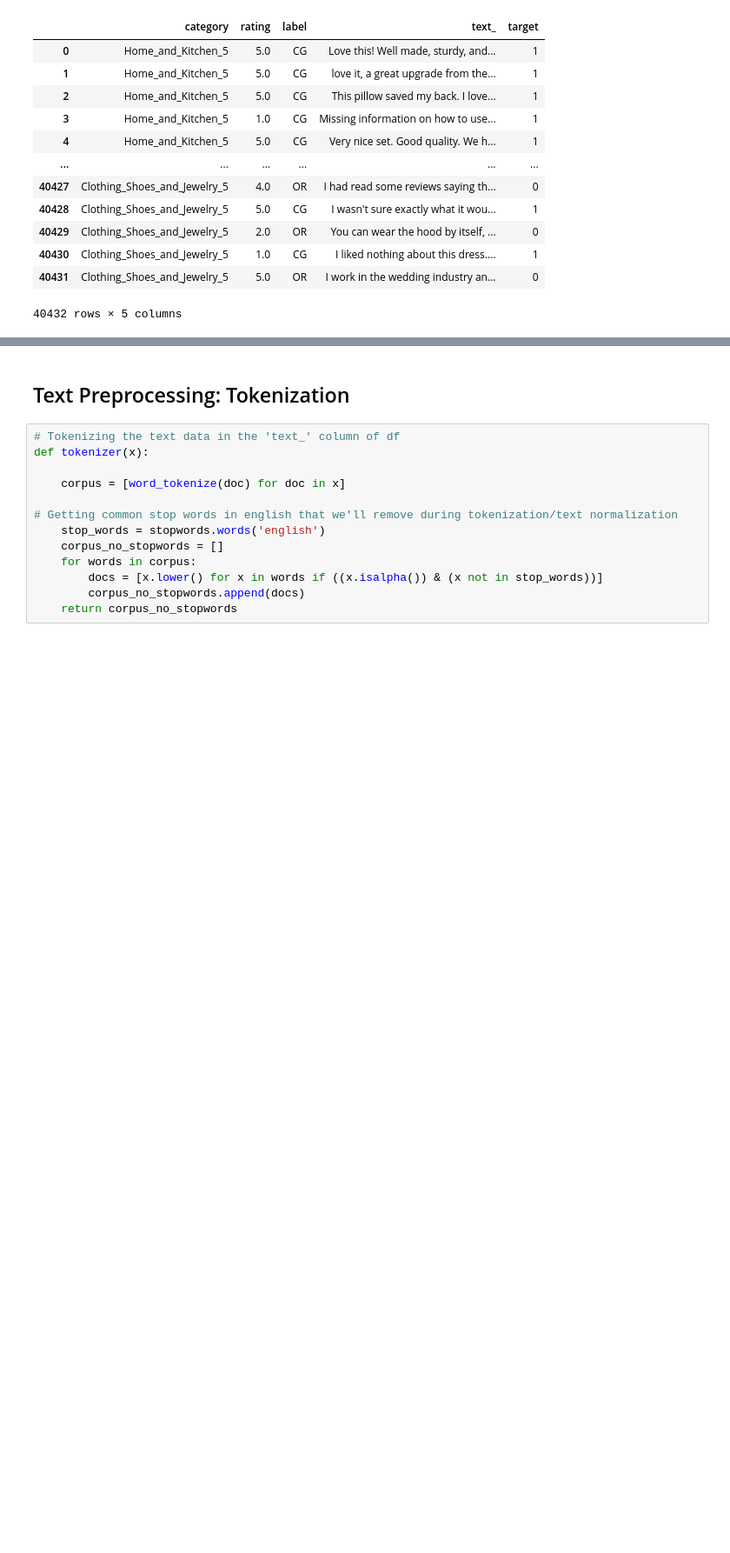
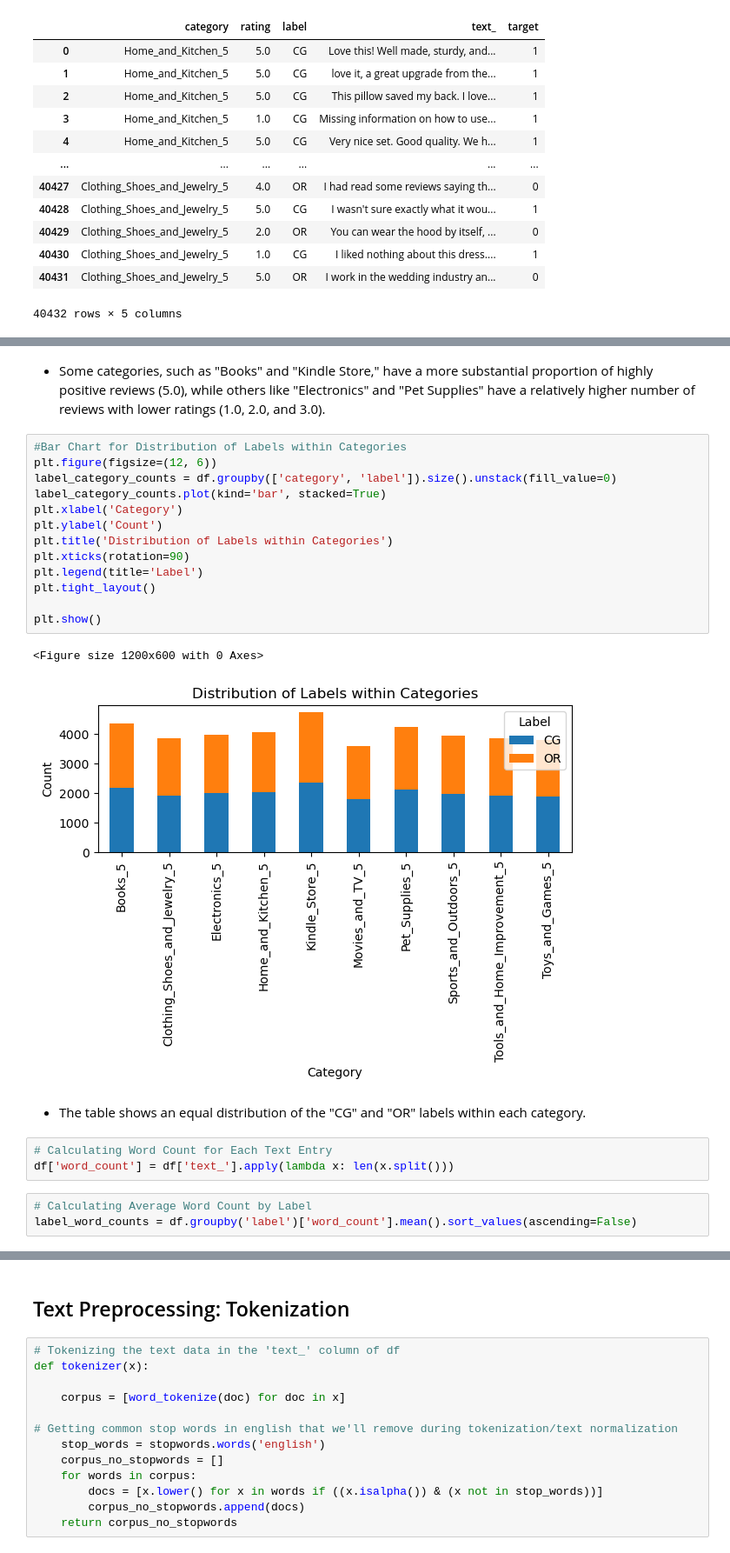
Before and after one commit to serbinaekaterinai/NLP-Review-Detector, a Jupyter notebook: Ekaterina/Copy1.ipynb, the cells around one changed output, grey strips where cells are left out. Shown at 87% size. Drawn from its saved outputs; the diff is of its cells as text; blank space fills up the shorter version.

```diff
--- a/Ekaterina/Copy1.ipynb
+++ b/Ekaterina/Copy1.ipynb
@@ -88,0 +121,26 @@ df
+# %% [markdown]
+- Some categories, such as "Books" and "Kindle Store," have a more substantial proportion of highly positive reviews (5.0), while others like "Electronics" and "Pet Supplies" have a relatively higher number of reviews with lower ratings (1.0, 2.0, and 3.0).
+# %%
+#Bar Chart for Distribution of Labels within Categories
+plt.figure(figsize=(12, 6))
+label_category_counts = df.groupby(['category', 'label']).size().unstack(fill_value=0)
+label_category_counts.plot(kind='bar', stacked=True)
+plt.xlabel('Category')
+plt.ylabel('Count')
+plt.title('Distribution of Labels within Categories')
+plt.xticks(rotation=90)
+plt.legend(title='Label')
+plt.tight_layout()
+
+plt.show()
+# %% [output]
+<Figure size 1200x600 with 0 Axes>
+[figure, added]
+# %% [markdown]
+-  The table shows an equal distribution of the "CG" and "OR" labels within each category.
+# %%
+# Calculating Word Count for Each Text Entry
+df['word_count'] = df['text_'].apply(lambda x: len(x.split()))
+# %%
+# Calculating Average Word Count by Label
+label_word_counts = df.groupby('label')['word_count'].mean().sort_values(ascending=False)
```
Also changed, not shown: parts of 94 cells of this notebook, 3 other files.
